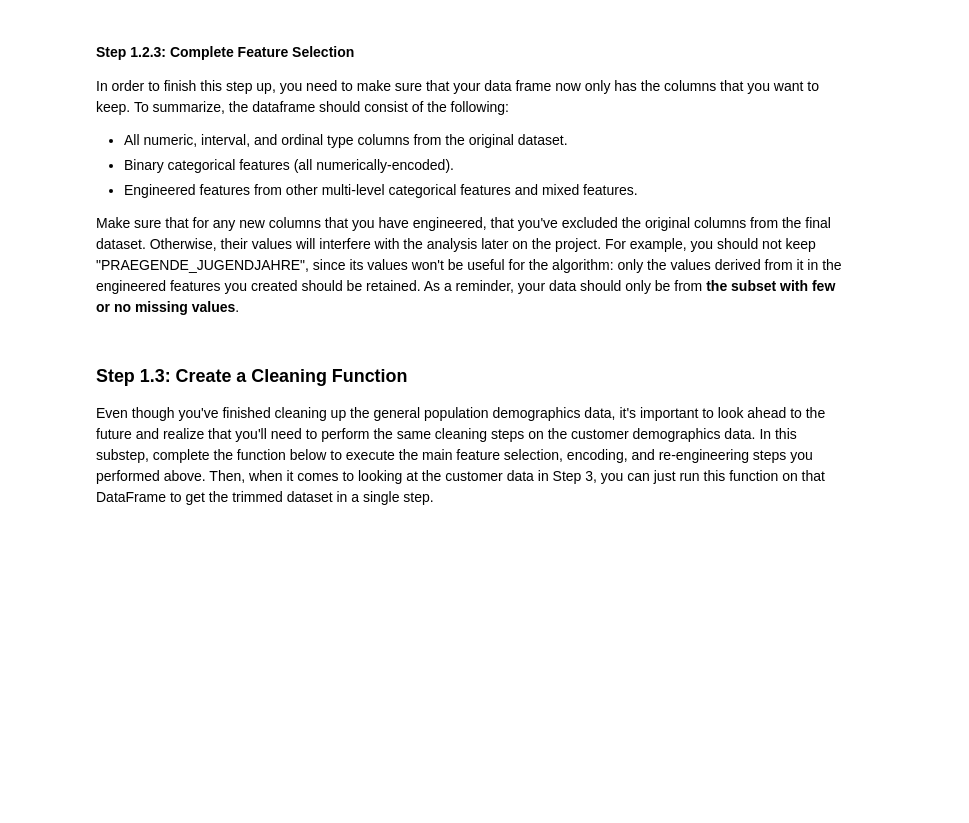
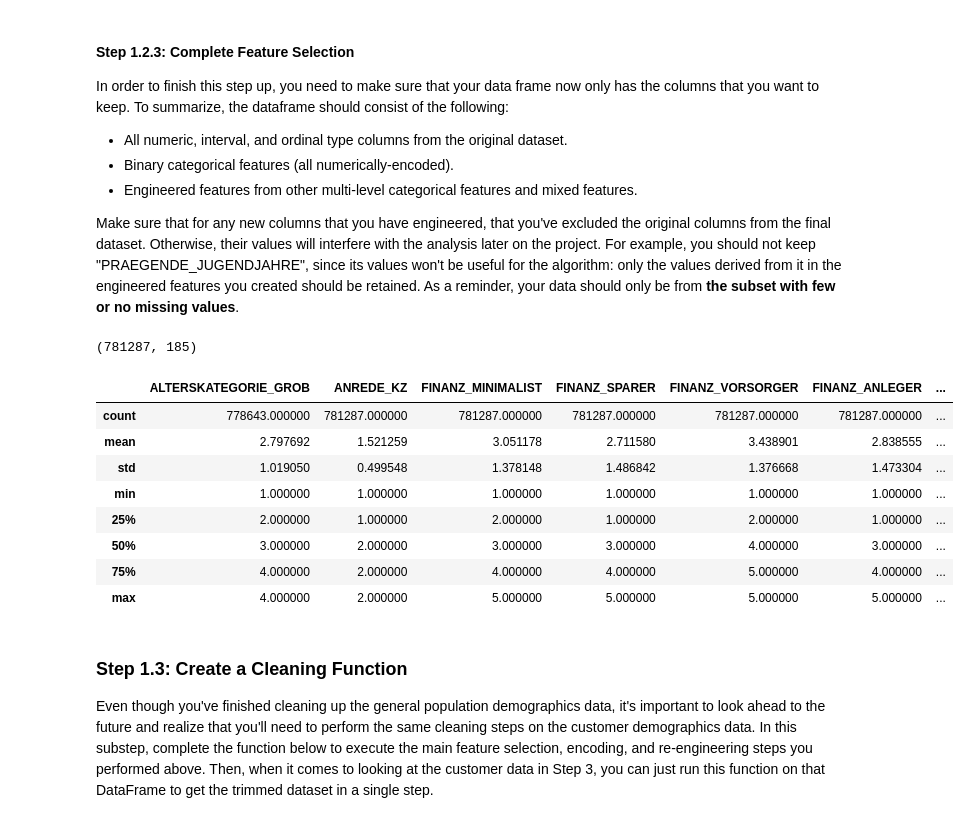
Before and after one commit to mo-matar/Identify-Customer-Segments-Unsupervised-Learning-Project, a Jupyter notebook: Identify_Customer_Segments.ipynb, the cells around one changed output. Drawn from its saved outputs; the diff is of its cells as text; code cells hidden in the pictures; blank space fills up the shorter version.

```diff
--- a/Identify_Customer_Segments.ipynb
+++ b/Identify_Customer_Segments.ipynb
@@ -757,6 +757,20 @@ Make sure that for any new columns that you have engineered, that you've exclude
 # %%
 # Do whatever you need to in order to ensure that the dataframe only contains
 # the columns that should be passed to the algorithm functions.
+
+print(mixed_data2.shape)
+mixed_data2.describe()
+# %% [output]
+(781287, 185)
+|  | ALTERSKATEGORIE_GROB | ANREDE_KZ | FINANZ_MINIMALIST | FINANZ_SPARER | FINANZ_VORSORGER | FINANZ_ANLEGER | ... |
+| count | 778643.000000 | 781287.000000 | 781287.000000 | 781287.000000 | 781287.000000 | 781287.000000 | ... |
+| mean | 2.797692 | 1.521259 | 3.051178 | 2.711580 | 3.438901 | 2.838555 | ... |
+| std | 1.019050 | 0.499548 | 1.378148 | 1.486842 | 1.376668 | 1.473304 | ... |
+| min | 1.000000 | 1.000000 | 1.000000 | 1.000000 | 1.000000 | 1.000000 | ... |
+| 25% | 2.000000 | 1.000000 | 2.000000 | 1.000000 | 2.000000 | 1.000000 | ... |
+| 50% | 3.000000 | 2.000000 | 3.000000 | 3.000000 | 4.000000 | 3.000000 | ... |
+| 75% | 4.000000 | 2.000000 | 4.000000 | 4.000000 | 5.000000 | 4.000000 | ... |
+| max | 4.000000 | 2.000000 | 5.000000 | 5.000000 | 5.000000 | 5.000000 | ... |
 # %% [markdown]
 ### Step 1.3: Create a Cleaning Function
 
```
Also changed, not shown: parts of 2 cells of this notebook.
